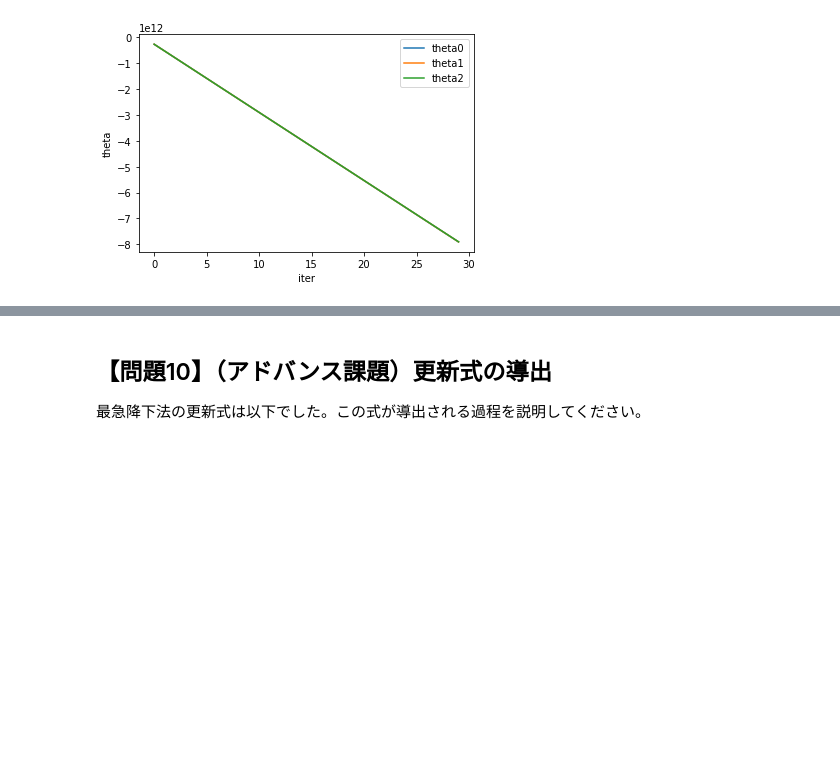
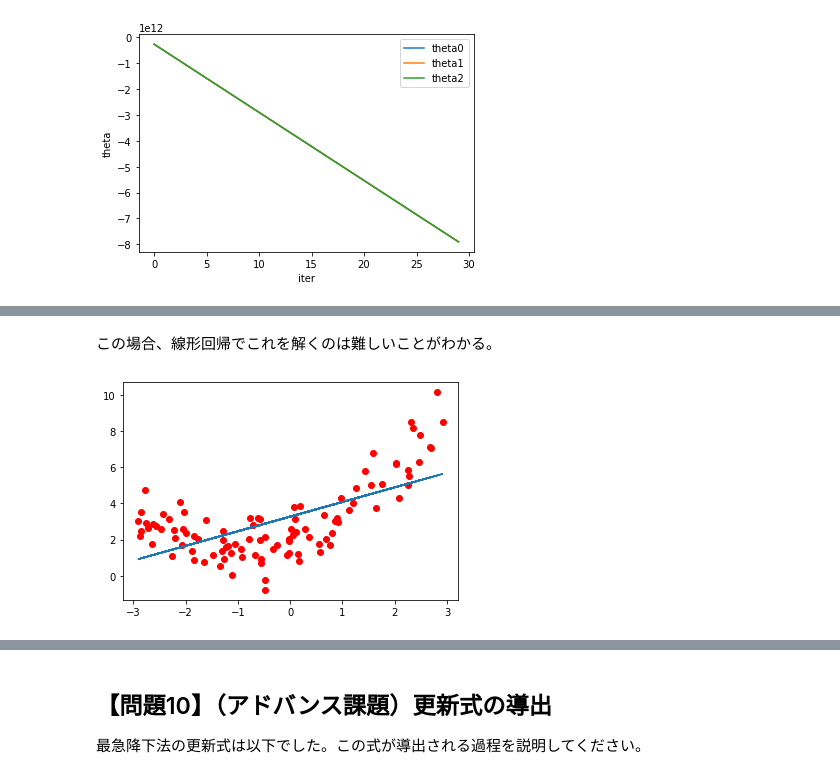
Before and after one commit to satoshi-MTS/DIC_Linear_regression, a Jupyter notebook: result.ipynb, the cells around one changed output, grey strips where cells are left out. Saved outputs shown, nothing was run; the diff lists cells and outputs as text; code cells hidden in the pictures; blank space fills up the shorter version.

```diff
--- a/result.ipynb
+++ b/result.ipynb
@@ -872,0 +875,9 @@ array([[27.20879121],
+# %% [markdown]
+この場合、線形回帰でこれを解くのは難しいことがわかる。
+# %%
+sk_model_2 = LinearRegression()
+sk_model_2.fit(X, y)
+plt.plot(X, sk_model_2.intercept_ + sk_model_2.coef_ * X)
+plt.scatter(X, y, color='r');
+# %% [output]
+[figure, added]
```
Also changed, not shown: parts of 5 cells of this notebook.
